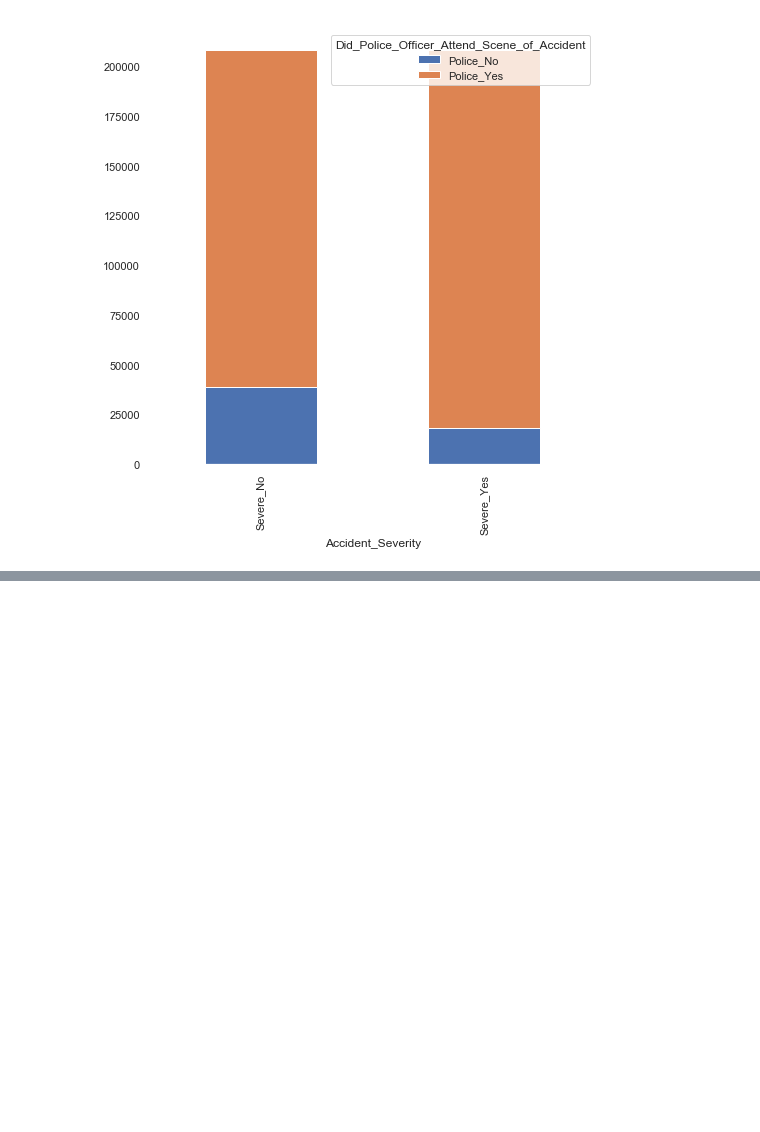
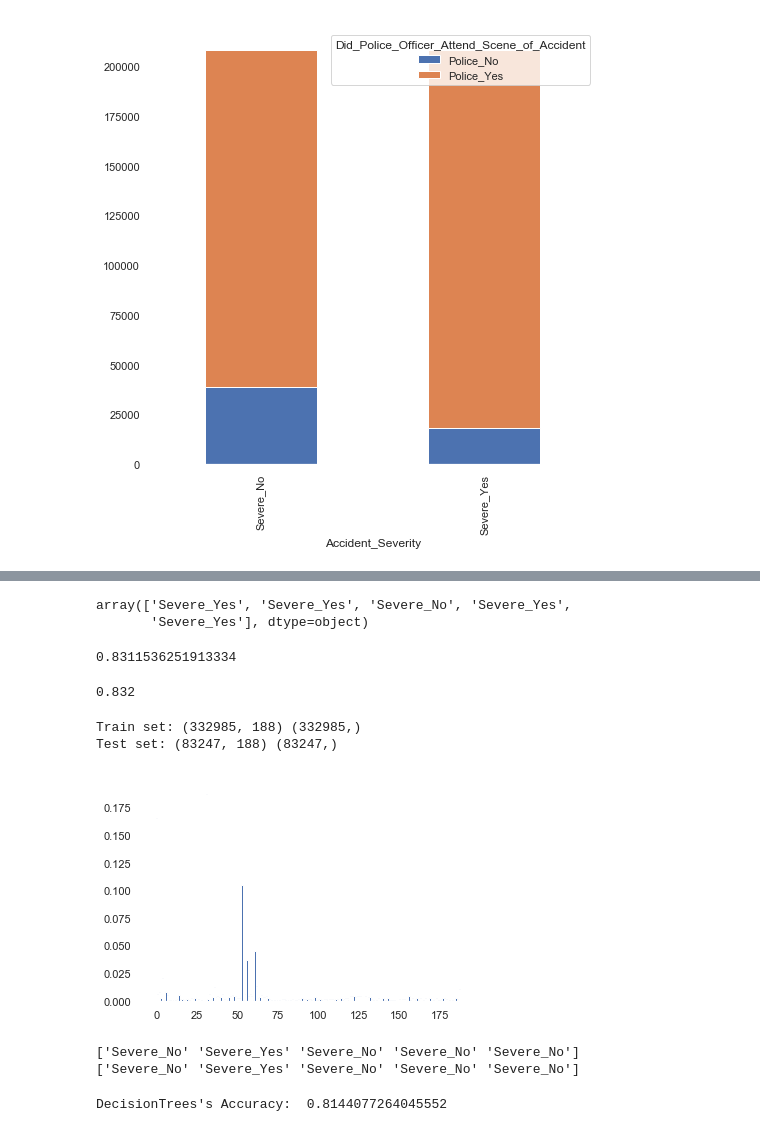
Before and after one commit to odojoachim/Coursera_Capstone, a Jupyter notebook: Coursera_Project.ipynb, the cells around one changed output, grey strips where cells are left out. Cells and saved outputs as stored; diff of their text form; code cells hidden in the pictures; blank space fills up the shorter version.

```diff
--- a/Coursera_Project.ipynb
+++ b/Coursera_Project.ipynb
@@ -2065,18 +2125,87 @@ print( "The best accuracy was with", mean_acc.max(), "with k=", mean_acc.argmax(
+# %%
+yhat = clf.predict(X_test)
+yhat [0:5]
+# %% [output]
+array(['Severe_Yes', 'Severe_Yes', 'Severe_No', 'Severe_Yes',
+       'Severe_Yes'], dtype=object)
+# %%
+from sklearn.metrics import f1_score
+f1knn = f1_score(y_test, yhat, average='weighted')
+f1SVM = f1_score(Y_test, predSVM, average='weighted')
+# %% [output]
+0.8311536251913334
+# %%
+from sklearn.metrics import jaccard_similarity_score
+jaccard_similarity_score(y_test, yhat)
+SVMjack = jaccard_similarity_score(Y_test, predSVM)
+# %% [output]
+0.832
+# %%
+X = dt[['Number_of_Vehicles', 'Number_of_Casualties', 'Speed_limit', 'Vehicle_Reference', 'Car', 'Goods', 'Motorcycle', 'Pedal cycle',
+       'Vehicle_Other', 'passenger transport', 'Towing_Yes', 'Changing lane to left', 'Changing lane to right', 'Going ahead left-hand bend',
+       'Going ahead other', 'Going ahead right-hand bend', 'Moving off', 'Overtaking - nearside', 'Overtaking moving vehicle - offside',
+       'Overtaking static vehicle - offside', 'Parked', 'Reversing', 'Slowing or stopping', 'Turning left', 'Turning right', 'U-turn',
+       'Waiting to go - held up', 'Waiting to turn left', 'Waiting to turn right', 'Jackknifed', 'Jackknifed and overturned', 'No_Skidding',
+       'Overturned', 'Skidded', 'Skidded and overturned', 'Back', 'Front', 'Nearside', 'Offside', 'Commuting to/from work', 'Journey as part of work',
+       'Journey_Not known', 'Journey_Other', 'Pupil riding to/from school', 'Taking pupil to/from school', 'Age_16 - 20', 'Age_21 - 25', 'Age_26 - 35',
+       'Age_46 - 55', 'Age_56 - 65', 'Age_66 - 75', 'Age_Over 75', 'Female', 'Male', 'Fuel_Other', 'Heavy oil', 'Petrol', 'new_car',
+       'old_car', 'average_car', 'antique_car', 'Engine_Capacity_(CC)', 1.0, 2.0, 3.0, 'afternoon', 'early_morning', 'evening', 'morning',
+       'night', 'Avon and Somerset', 'Bedfordshire', 'Cambridgeshire', 'Central', 'Cheshire', 'City of London', 'Cleveland', 'Cumbria',
+       'Derbyshire', 'Devon and Cornwall', 'Dorset', 'Dumfries and Galloway', 'Durham', 'Dyfed-Powys', 'Essex', 'Fife', 'Gloucestershire',
+       'Grampian', 'Greater Manchester', 'Gwent', 'Hampshire', 'Hertfordshire', 'Humberside', 'Kent', 'Lancashire', 'Leicestershire',
+       'Lothian and Borders', 'Merseyside', 'Metropolitan Police', 'Norfolk', 'North Wales', 'North Yorkshire', 'Northamptonshire', 'Northern',
+       'Northumbria', 'Nottinghamshire', 'South Wales', 'South Yorkshire', 'Staffordshire', 'Strathclyde', 'Suffolk', 'Surrey', 'Sussex',
+       'Tayside', 'Thames Valley', 'Warwickshire', 'West Mercia', 'West Midlands', 'West Yorkshire', 'Wiltshire', 'Friday', 'Monday', 'Saturday',
+       'Sunday', 'Thursday', 'Tuesday', 'Wednesday', 'Motorway', 'Road_Class_A', 'Road_Class_A(M)', 'Road_Class_B', 'Road_Class_C',
+       'Dual carriageway', 'One way street', 'Roundabout', 'Single carriageway', 'Slip road', 'Crossroads', 'Mini-roundabout',
+       'More than 4 arms (not roundabout)', 'Not at junction or within 20 metres', 'Other junction', 'Private drive or entrance', 'Roundabout',
+       'Slip road', 'A', 'A(M)', 'B', 'C', 'Motorway', 'PC_Yes', 'Darkness - lighting unknown', 'Darkness - lights lit', 'Darkness - lights unlit',
+       'Darkness - no lighting', 'Daylight', 'Fine + high winds', 'Fine no high winds', 'Fog or mist', 'Raining + high winds', 'Raining no high winds',
+       'Snowing + high winds', 'Snowing no high winds', 'Dry', 'Flood over 3cm. deep', 'Frost or ice', 'Snow', 'Wet or damp', 'Special_Cond_No',
+       'Special_Cond_Yes', 'Rural', 'Urban', 'Approaching junction or waiting/parked at junction approach', 'Cleared junction or waiting/parked at junction exit',
+        'Entering from slip road', 'Entering main road', 'Entering roundabout', 'Leaving main road', 'Leaving roundabout', 'Mid Junction - on roundabout or on main road',
+       'Not at or within 20 metres of junction', 'Vehicle_Leaving_Yes']]
+
+y = dt['Accident_Severity'].values
+# %%
+X= preprocessing.StandardScaler().fit(X).transform(X)
+
+X_train, X_test, y_train, y_test = train_test_split( X, y, test_size=0.2, random_state=4)
+print ('Train set:', X_train.shape,  y_train.shape)
+print ('Test set:', X_test.shape,  y_test.shape)
+# %% [output]
+Train set: (332985, 188) (332985,)
+Test set: (83247, 188) (83247,)
 # %%
 from sklearn.tree import DecisionTreeClassifier
 # decision tree for feature importance on a classification problem
 from sklearn.datasets import make_classification
 from sklearn.tree import DecisionTreeClassifier
 from matplotlib import pyplot
 # define the model
 model = DecisionTreeClassifier()
 # fit the model
 model.fit(X_train,y_train)
 # get importance
 importance = model.feature_importances_
 # summarize feature importance
-for i,v in enumerate(importance):
-    print('Feature: %0d, Score: %.5f' % (i,v))
+#for i,v in enumerate(importance):
+#    print('Feature: %0d, Score: %.5f' % (i,v))
 # plot feature importance
 pyplot.bar([x for x in range(len(importance))], importance)
 pyplot.show()
+# %% [output]
+[figure, added]
+# %%
+predTree = model.predict(X_test)
+print (predTree [0:5])
+print (y_test [0:5])
+# %% [output]
+['Severe_No' 'Severe_Yes' 'Severe_No' 'Severe_No' 'Severe_No']
+['Severe_No' 'Severe_Yes' 'Severe_No' 'Severe_No' 'Severe_No']
+# %%
+print("DecisionTrees's Accuracy: ", metrics.accuracy_score(y_test, predTree))
+f1tree = f1_score(Y_test, predTree, average='weighted')
+Treejack = jaccard_similarity_score(Y_test, predTree)
+# %% [output]
+DecisionTrees's Accuracy:  0.8144077264045552
```
Also changed, not shown: parts of 31 cells of this notebook.
